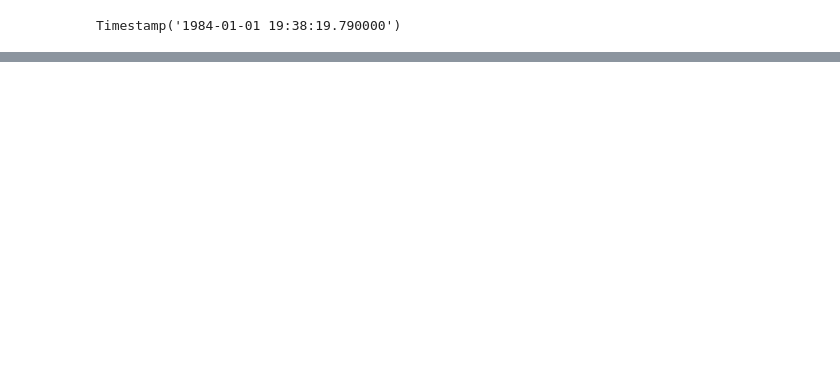
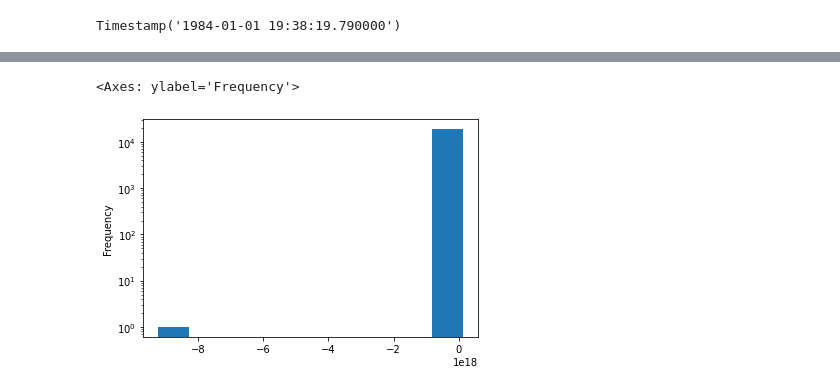
Before and after one commit to taranaalex/MLPNS_ATarana, a Jupyter notebook: earthquakes.ipynb, the cells around one changed output, grey strips where cells are left out. Drawn from its saved outputs; the diff is of its cells as text; code cells hidden in the pictures; blank space fills up the shorter version.

```diff
--- a/earthquakes.ipynb
+++ b/earthquakes.ipynb
@@ -62,0 +172,6 @@ ParserError: ignored
+# %%
+eqGoodData = eqs[gooddates][['datetime', 'Unnamed: 5']]
+# %%
+eqGoodData.rename({'Unnamed: 5':'mag'},axis=1,inplace=True)
+# %%
+eqGoodData = eqGoodData[eqGoodData['mag'] >=2]
@@ -62,0 +182,3 @@ ParserError: ignored
+# %%
+eqGoodData['gaps'] = eqGoodData['datetime'].diff().values.astype(float)
+eqGoodData
@@ -62,0 +199,5 @@ ParserError: ignored
+# %%
+eqGoodData['gaps'].plot(kind='hist',logy=True)
+# %% [output]
+<Axes: ylabel='Frequency'>
+[figure, added]
```
Also changed, not shown: parts of 21 cells of this notebook.
